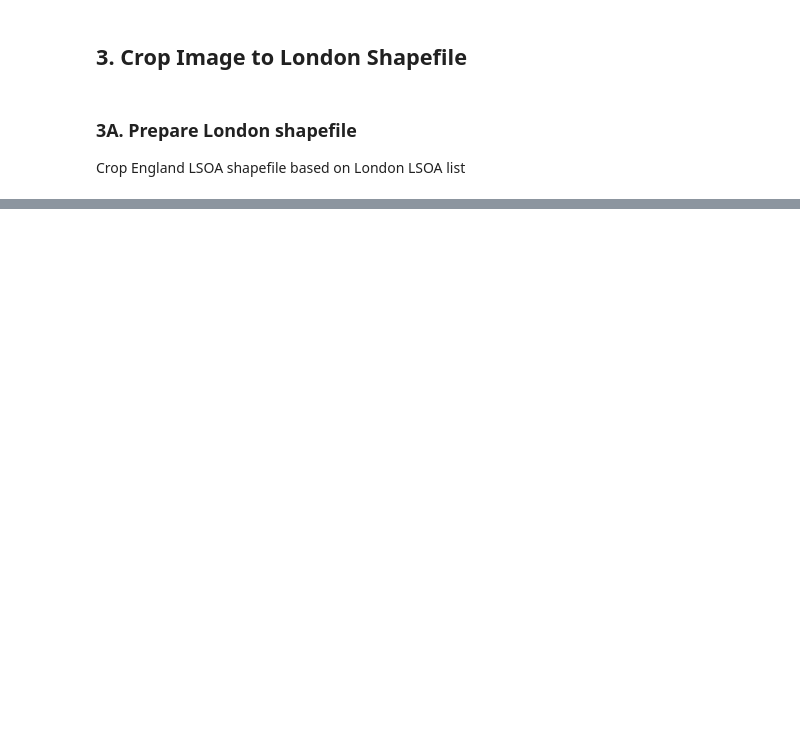
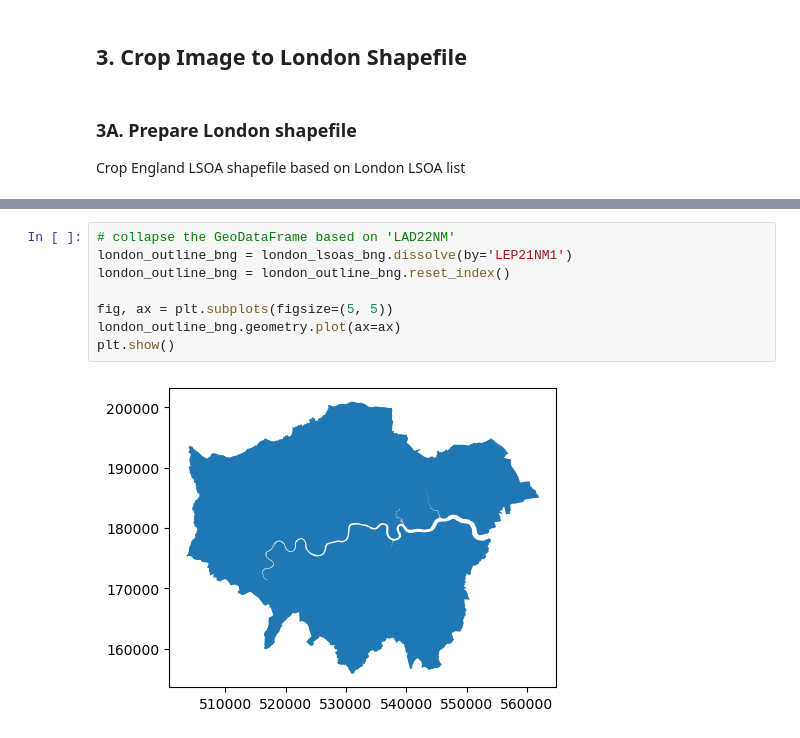
Before and after one commit to simwen/London_uhi, a Jupyter notebook: london_uhi.ipynb, the cells around one changed output, grey strips where cells are left out. Drawn from its saved outputs; the diff is of its cells as text; blank space fills up the shorter version.

```diff
--- a/london_uhi.ipynb
+++ b/london_uhi.ipynb
@@ -370,0 +339,10 @@ with rio.open('./data/intermediate/B10_bng_cropped.tif') as cropped_src:
+# %%
+# collapse the GeoDataFrame based on 'LAD22NM'
+london_outline_bng = london_lsoas_bng.dissolve(by='LEP21NM1')
+london_outline_bng = london_outline_bng.reset_index()
+
+fig, ax = plt.subplots(figsize=(5, 5))
+london_outline_bng.geometry.plot(ax=ax)
+plt.show()
+# %% [output]
+[figure, added]
```
Also changed, not shown: parts of 40 cells of this notebook.
